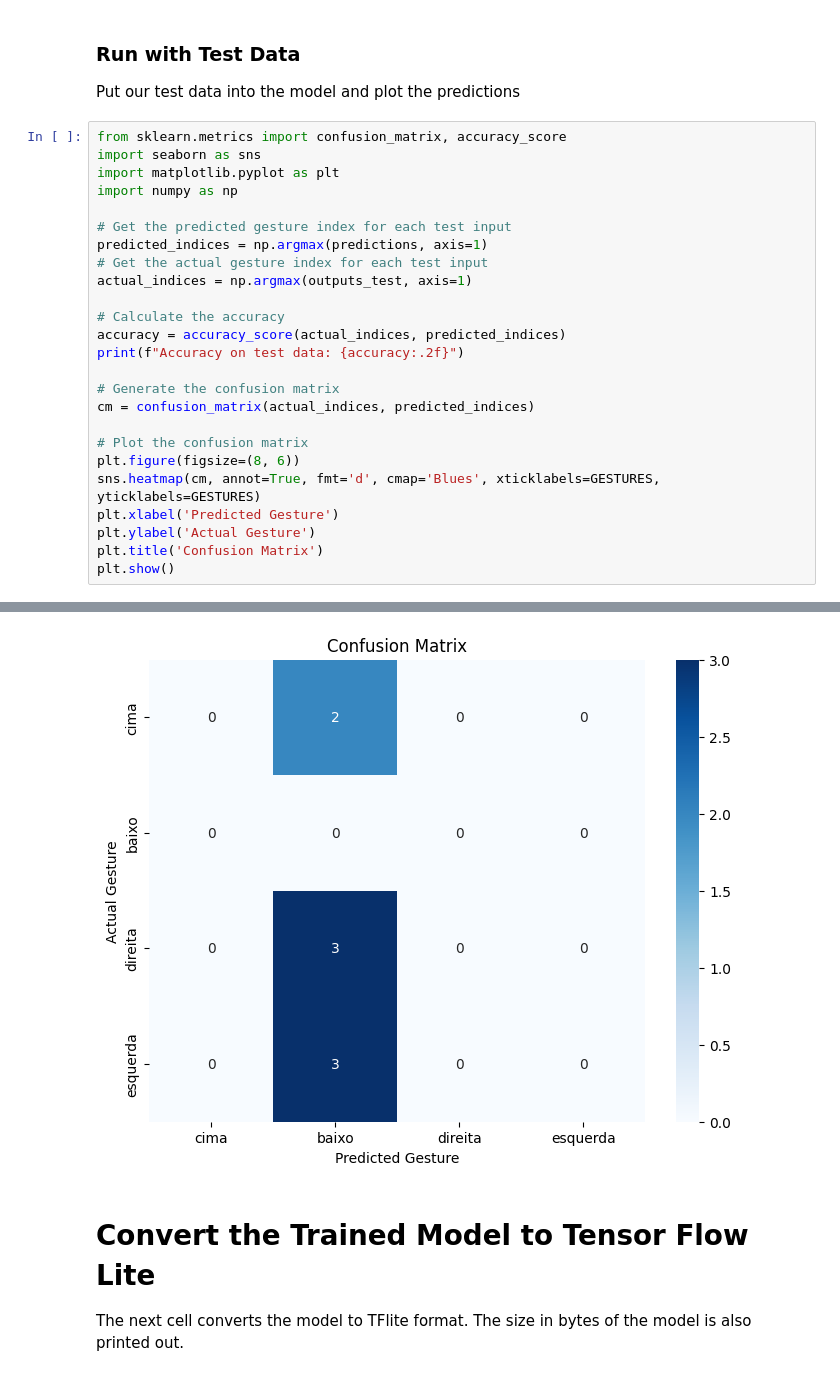
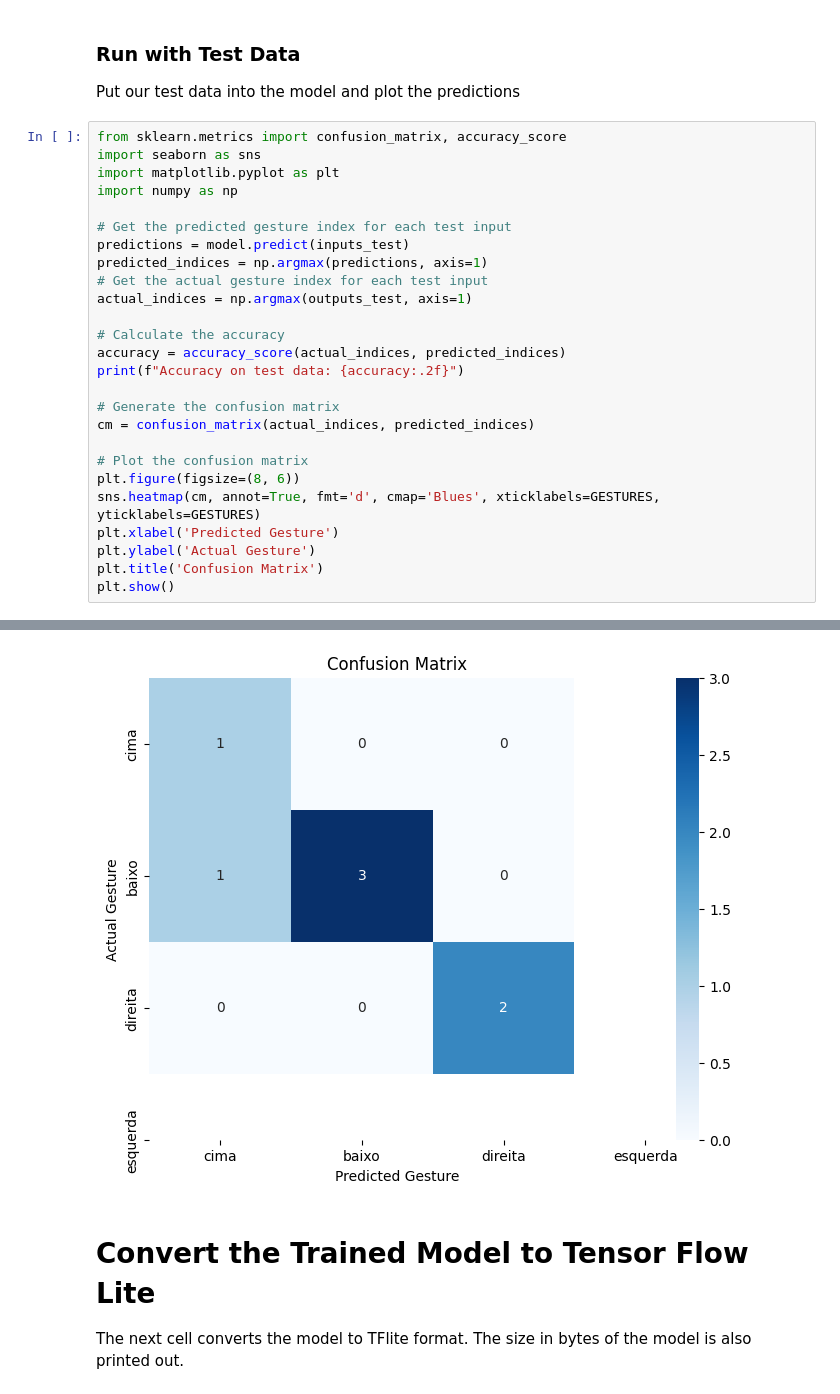
Before and after one commit to Dantesys/xiao-nrf52840-teste, a Jupyter notebook: GestureToEmoji/arduino_tinyml_workshop.ipynb, the cells around one changed output, grey strips where cells are left out. Drawn from its saved outputs; the diff is of its cells as text.

```diff
--- a/GestureToEmoji/arduino_tinyml_workshop.ipynb
+++ b/GestureToEmoji/arduino_tinyml_workshop.ipynb
@@ -299,6 +299,7 @@ import matplotlib.pyplot as plt
 import numpy as np
 
 # Get the predicted gesture index for each test input
+predictions = model.predict(inputs_test)
 predicted_indices = np.argmax(predictions, axis=1)
 # Get the actual gesture index for each test input
 actual_indices = np.argmax(outputs_test, axis=1)
@@ -322,4 +324,4 @@ Accuracy on test data: 0.00
-[figure, old version]
+[figure, new version]
 # %% [markdown]
 # Convert the Trained Model to Tensor Flow Lite
 
```
Also changed, not shown: parts of 7 cells of this notebook.
